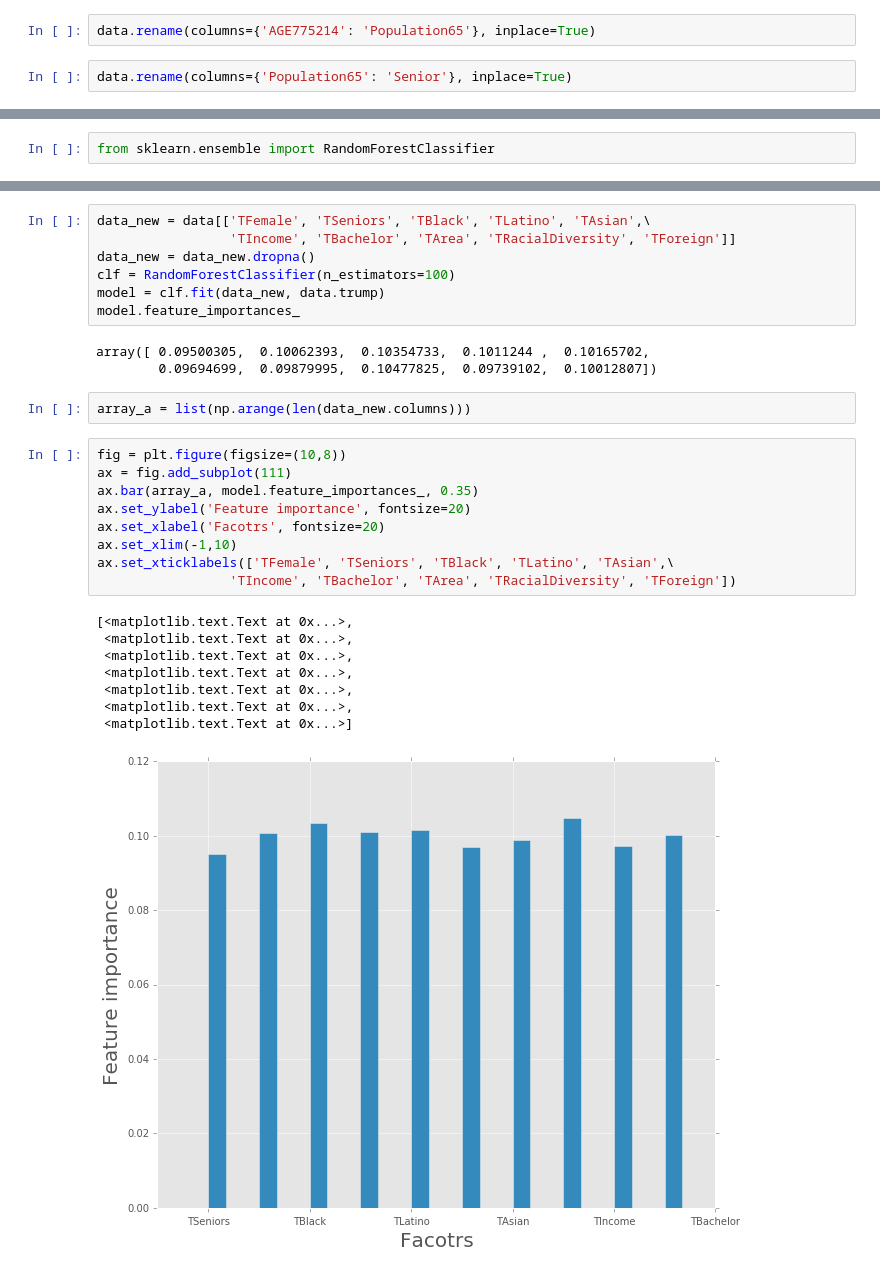
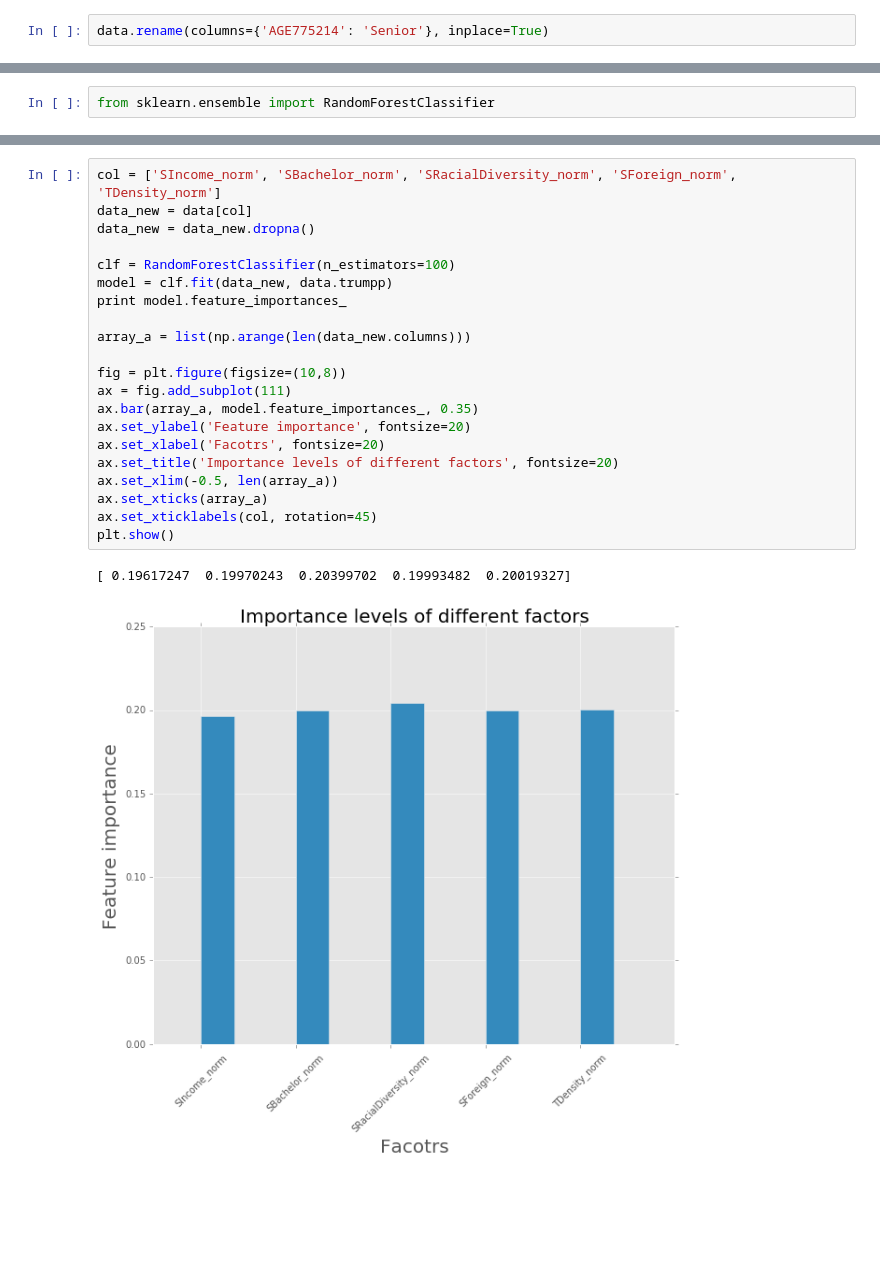
Before and after one commit to jz2575/PUI2016_jz2575, a Jupyter notebook: EC_Project_jz2575/PUI2016_EC_Project.ipynb, the cells around one changed output, grey strips where cells are left out. Drawn from its saved outputs; the diff is of its cells as text; blank space fills up the shorter version.

```diff
--- a/EC_Project_jz2575/PUI2016_EC_Project.ipynb
+++ b/EC_Project_jz2575/PUI2016_EC_Project.ipynb
@@ -46,9 +26,7 @@ data.rename(columns={'PST045214': 'Population'}, inplace=True)
 # %%
 data.rename(columns={'AGE295214': 'Population18'}, inplace=True)
 # %%
-data.rename(columns={'AGE775214': 'Population65'}, inplace=True)
+data.rename(columns={'AGE775214': 'Senior'}, inplace=True)
-# %%
-data.rename(columns={'Population65': 'Senior'}, inplace=True)
 # %%
 data.rename(columns={'SEX255214': 'Female'}, inplace=True)
 # %%
@@ -662,30 +567,24 @@ array([ 0.12456854,  0.12603404,  0.12523939,  0.12579284,  0.12583977,
-# %%
-data_new = data[['TFemale', 'TSeniors', 'TBlack', 'TLatino', 'TAsian',\
-                 'TIncome', 'TBachelor', 'TArea', 'TRacialDiversity', 'TForeign']]
-data_new = data_new.dropna()
-clf = RandomForestClassifier(n_estimators=100)
-model = clf.fit(data_new, data.trump)
-model.feature_importances_
-# %% [output]
-array([ 0.09500305,  0.10062393,  0.10354733,  0.1011244 ,  0.10165702,
-        0.09694699,  0.09879995,  0.10477825,  0.09739102,  0.10012807])
-# %%
-array_a = list(np.arange(len(data_new.columns)))
 # %%
+col = ['SIncome_norm', 'SBachelor_norm', 'SRacialDiversity_norm', 'SForeign_norm', 'TDensity_norm']
+data_new = data[col]
+data_new = data_new.dropna()
+
+clf = RandomForestClassifier(n_estimators=100)
+model = clf.fit(data_new, data.trumpp)
+print model.feature_importances_
+
+array_a = list(np.arange(len(data_new.columns)))
+
 fig = plt.figure(figsize=(10,8))
 ax = fig.add_subplot(111)
 ax.bar(array_a, model.feature_importances_, 0.35)
 ax.set_ylabel('Feature importance', fontsize=20)
 ax.set_xlabel('Facotrs', fontsize=20)
-ax.set_xlim(-1,10)
-ax.set_xticklabels(['TFemale', 'TSeniors', 'TBlack', 'TLatino', 'TAsian',\
-                 'TIncome', 'TBachelor', 'TArea', 'TRacialDiversity', 'TForeign'])
+ax.set_title('Importance levels of different factors', fontsize=20)
+ax.set_xlim(-0.5, len(array_a))
+ax.set_xticks(array_a)
+ax.set_xticklabels(col, rotation=45)
+plt.show()
 # %% [output]
-[<matplotlib.text.Text at 0x...>,
- <matplotlib.text.Text at 0x...>,
- <matplotlib.text.Text at 0x...>,
- <matplotlib.text.Text at 0x...>,
- <matplotlib.text.Text at 0x...>,
- <matplotlib.text.Text at 0x...>,
- <matplotlib.text.Text at 0x...>]
+[ 0.19617247  0.19970243  0.20399702  0.19993482  0.20019327]
-[figure, old version]
+[figure, new version]
```
Also changed, not shown: parts of 28 cells of this notebook.
